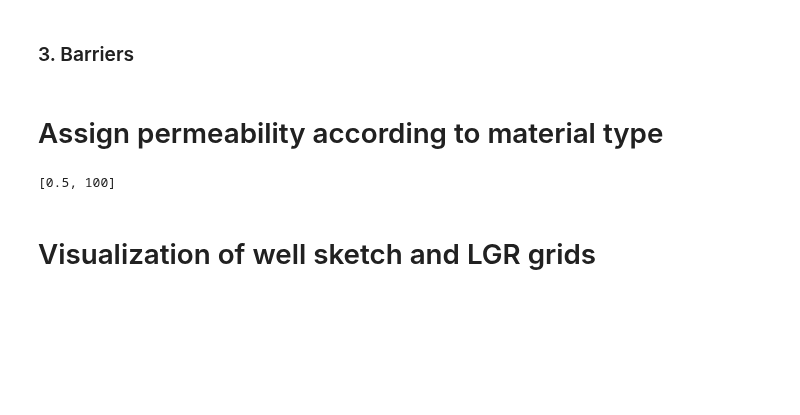
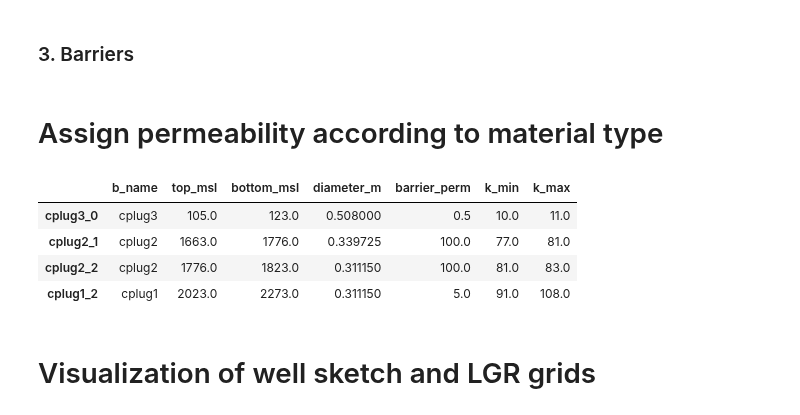
Before and after one commit to equinor/WINC_OnePager, a Jupyter notebook: notebooks/GaP-WellClass.ipynb, the cells around one changed output. Drawn from its saved outputs; the diff is of its cells as text; code cells hidden in the pictures; blank space fills up the shorter version.

```diff
--- a/notebooks/GaP-WellClass.ipynb
+++ b/notebooks/GaP-WellClass.ipynb
@@ -75,7 +75,7 @@ from src.WellClass.libs.plotting import plot_well_perm
 ## Some user options
 # %%
 # TODO(hzh): use Ali's algorithm
-Ali_way = True
+Ali_way = False
 # %%
 # use yaml or csv input file
 use_yaml = True
@@ -548,14 +548,14 @@ for idx, row in casings_df.iterrows():
 # %%
 # 3. computing bounding boxes of barriers
 
-barriers_df['k_min'] = np.nan
-barriers_df['k_max'] = np.nan
-for idx, row in barriers_df.iterrows():
+barriers_mod_df['k_min'] = np.nan
+barriers_mod_df['k_max'] = np.nan
+for idx, row in barriers_mod_df.iterrows():
 
     k_min, k_max = get_k_indices(mesh_df, row.top_msl, row.bottom_msl)
 
-    barriers_df.loc[idx, 'k_min'] = k_min
-    barriers_df.loc[idx, 'k_max'] = k_max
+    barriers_mod_df.loc[idx, 'k_min'] = k_min
+    barriers_mod_df.loc[idx, 'k_max'] = k_max
 # %% [markdown]
 # Assign material types in mesh
 
@@ -638,18 +622,11 @@ cb_perm = 5
-# %%
-# barrier
-barrier_perm = 0.5
-
-# TODO(hzh): need to figure out a better to load barrier perms.
-# here manually set them
-barriers_defaults = [0.5, 100, 5, 5, 10]
-
-# barriers
-barrier_perms = []
-for i in range(len(barriers_mod_df)):
-    barrier_perms.append(barriers_defaults[i])
-barrier_perms
-# %% [output]
-[0.5, 100]
+# %%
+barriers_mod_df
+# %% [output]
+|  | b_name | top_msl | bottom_msl | diameter_m | barrier_perm | k_min | k_max |
+| cplug3_0 | cplug3 | 105.0 | 123.0 | 0.508000 | 0.5 | 10.0 | 11.0 |
+| cplug2_1 | cplug2 | 1663.0 | 1776.0 | 0.339725 | 100.0 | 77.0 | 81.0 |
+| cplug2_2 | cplug2 | 1776.0 | 1823.0 | 0.311150 | 100.0 | 81.0 | 83.0 |
+| cplug1_2 | cplug1 | 2023.0 | 2273.0 | 0.311150 | 5.0 | 91.0 | 108.0 |
 # %%
 # set permeability according to material type
 
```
Also changed, not shown: parts of 18 cells of this notebook, 5 other files.
